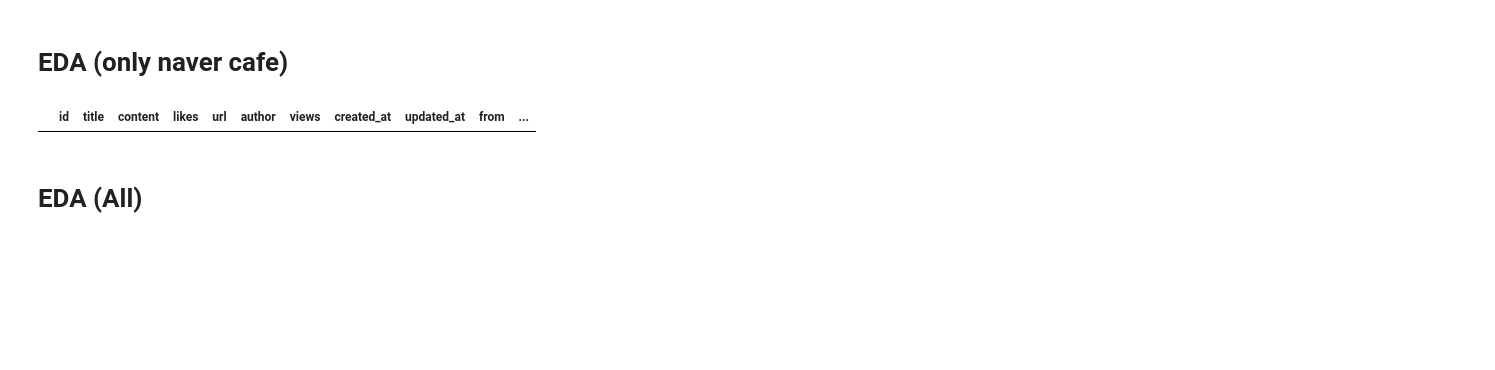
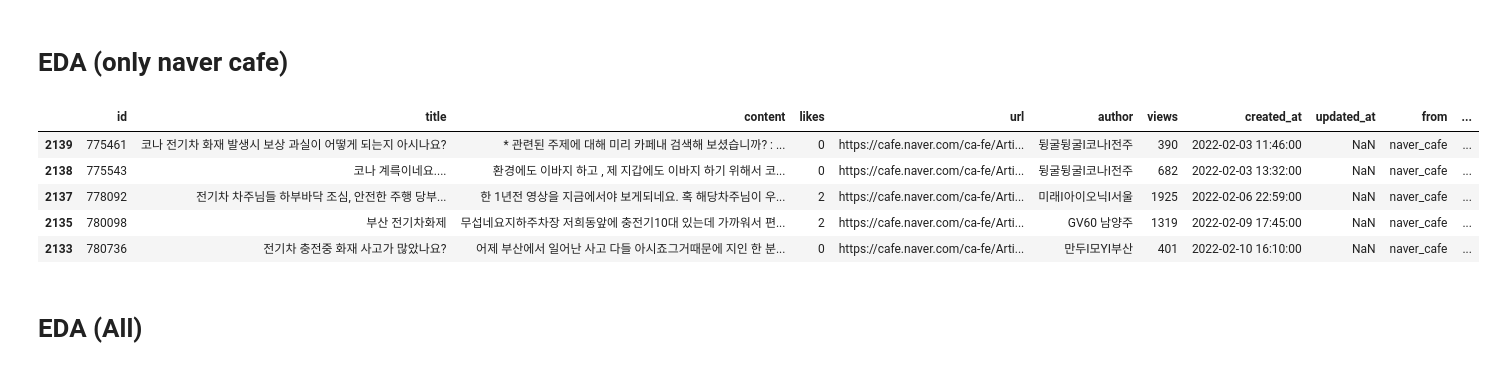
Before and after one commit to softeerbootcamp4th/Team3-NarockIsAlsoRock-DE, a Jupyter notebook: EDA/gu/EDA.ipynb, the cells around one changed output. Saved outputs shown, nothing was run; the diff lists cells and outputs as text; code cells hidden in the pictures; blank space fills up the shorter version.

```diff
--- a/EDA/gu/EDA.ipynb
+++ b/EDA/gu/EDA.ipynb
@@ -252,13 +273,18 @@ vis_df = plot_per_day_post_count_plotly_with_events(filtered_by_keyword_naver_ca
 # fig.show()
 # # full_range_df
 # %%
-day_start = '2022-02-12'
+day_start = '2022-02-01'
 day_end = '2022-02-12'
 filename = 'temp.csv'
 temp = filter_by_date_and_save_to_csv(filtered_by_keyword_naver_cafe_posts_df, day_start, day_end, filename)
 temp
 # %% [output]
 |  | id | title | content | likes | url | author | views | created_at | updated_at | from | ... |
+| 2139 | 775461 | 코나 전기차 화재 발생시 보상 과실이 어떻게 되는지 아시나요? | * 관련된 주제에 대해 미리 카페내 검색해 보셨습니까? : ... | 0 | https://cafe.naver.com/ca-fe/Arti... | 뒹굴뒹굴I코나I전주 | 390 | 2022-02-03 11:46:00 | NaN | naver_cafe | ... |
+| 2138 | 775543 | 코나 계륵이네요.... | 환경에도 이바지 하고 , 제 지갑에도 이바지 하기 위해서 코... | 0 | https://cafe.naver.com/ca-fe/Arti... | 뒹굴뒹굴I코나I전주 | 682 | 2022-02-03 13:32:00 | NaN | naver_cafe | ... |
+| 2137 | 778092 | 전기차 차주님들 하부바닥 조심, 안전한 주행 당부... | 한 1년전 영상을 지금에서야 보게되네요. 혹 해당차주님이 우... | 2 | https://cafe.naver.com/ca-fe/Arti... | 미래I아이오닉I서울 | 1925 | 2022-02-06 22:59:00 | NaN | naver_cafe | ... |
+| 2135 | 780098 | 부산 전기차화제 | 무섭네요지하주차장 저희동앞에 충전기10대 있는데 가까워서 편... | 2 | https://cafe.naver.com/ca-fe/Arti... | GV60 남양주 | 1319 | 2022-02-09 17:45:00 | NaN | naver_cafe | ... |
+| 2133 | 780736 | 전기차 충전중 화재 사고가 많았나요? | 어제 부산에서 일어난 사고 다들 아시죠그거때문에 지인 한 분... | 0 | https://cafe.naver.com/ca-fe/Arti... | 만두I모YI부산 | 401 | 2022-02-10 16:10:00 | NaN | naver_cafe | ... |
 # %% [markdown]
 # EDA (All)
 # %%
```
Also changed, not shown: parts of 5 cells of this notebook, 1 other file.
